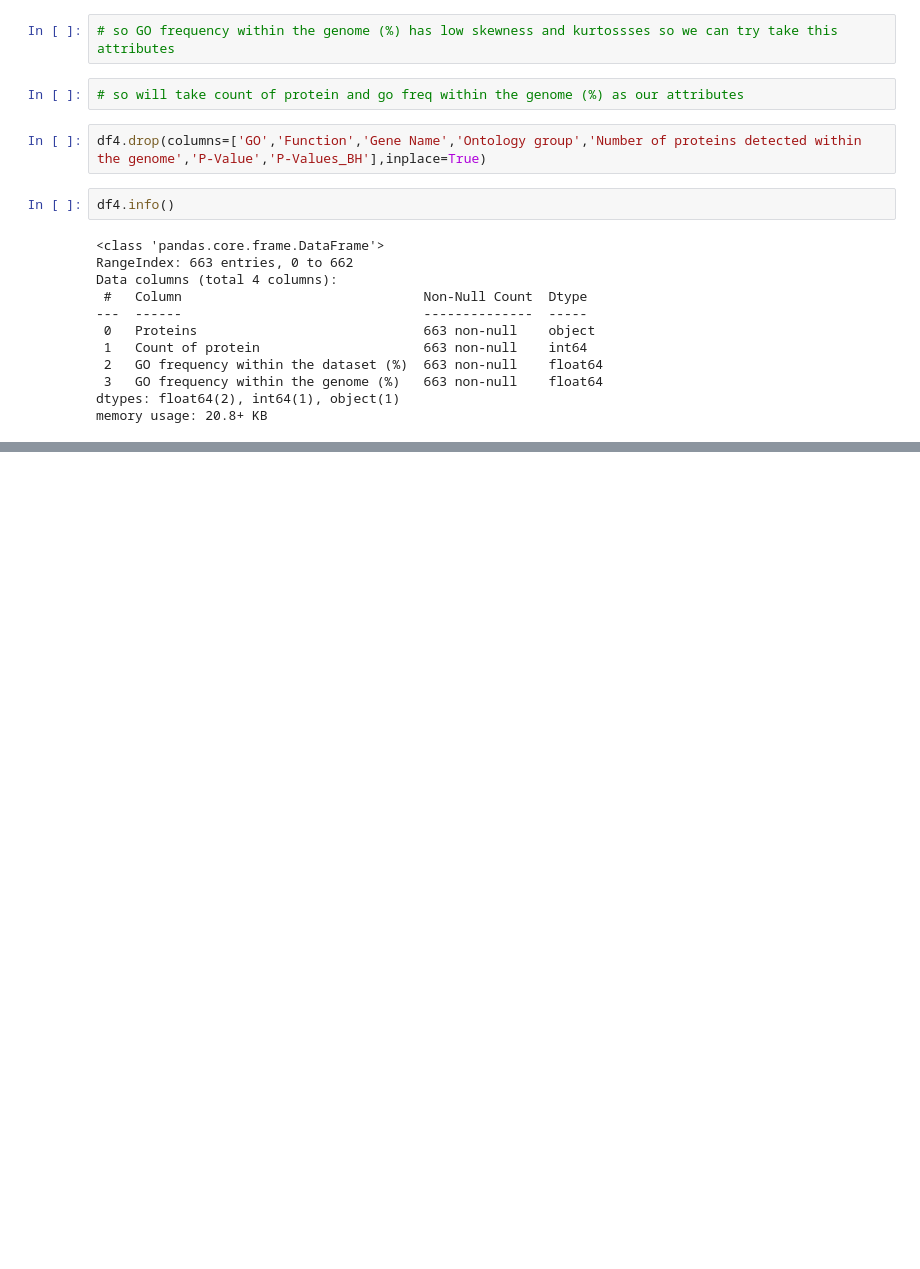
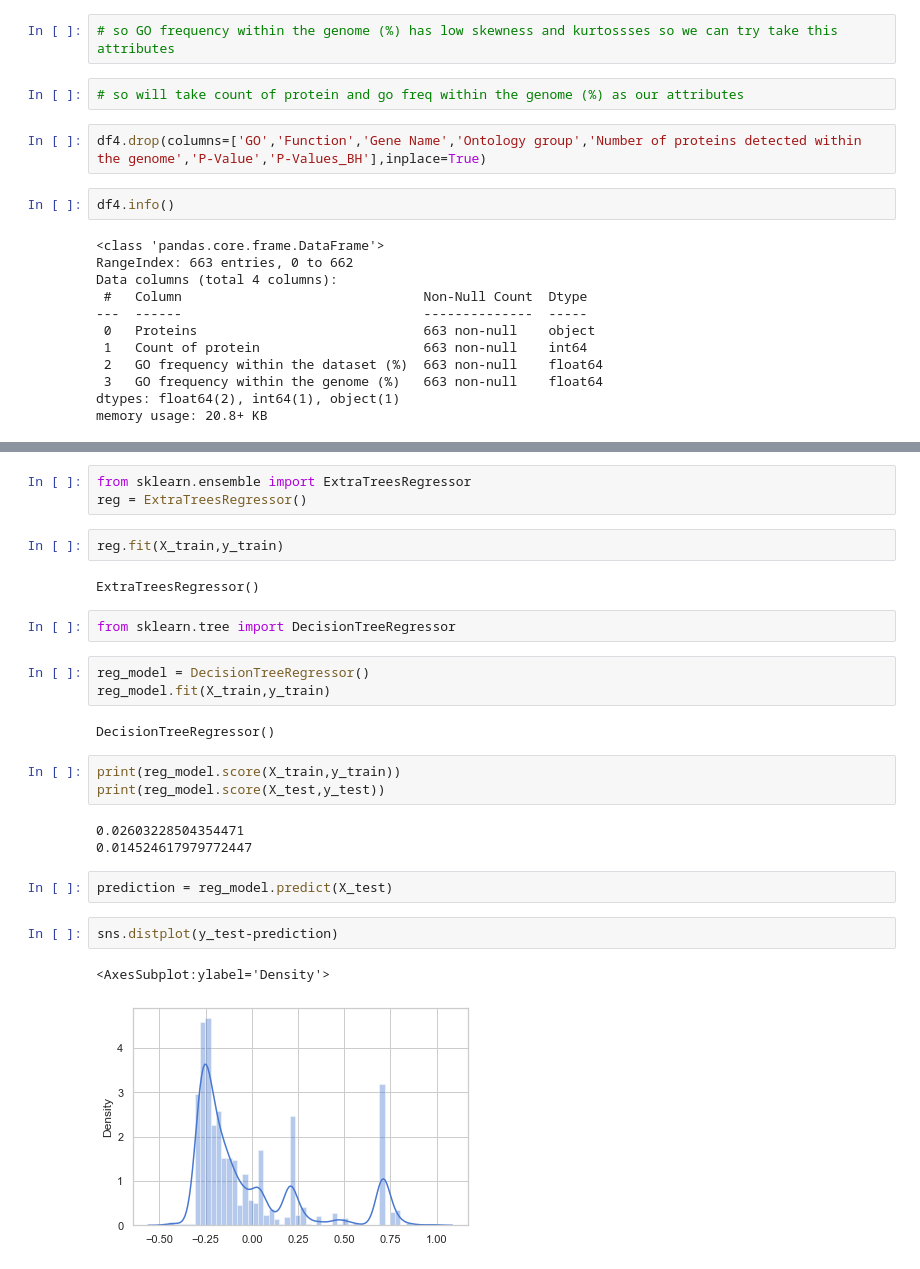
Before and after one commit to Aditya04-code/Regression-model-analysis-on-cattle-, a Jupyter notebook: 4.ipynb, the cells around one changed output, grey strips where cells are left out. Drawn from its saved outputs; the diff is of its cells as text; blank space fills up the shorter version.

```diff
--- a/4.ipynb
+++ b/4.ipynb
@@ -231,0 +217,27 @@ memory usage: 20.8+ KB
+# %%
+from sklearn.ensemble import ExtraTreesRegressor
+reg = ExtraTreesRegressor()
+# %%
+reg.fit(X_train,y_train)
+# %% [output]
+ExtraTreesRegressor()
+# %%
+from sklearn.tree import DecisionTreeRegressor
+# %%
+reg_model = DecisionTreeRegressor()
+reg_model.fit(X_train,y_train)
+# %% [output]
+DecisionTreeRegressor()
+# %%
+print(reg_model.score(X_train,y_train))
+print(reg_model.score(X_test,y_test))
+# %% [output]
+0.02603228504354471
+0.014524617979772447
+# %%
+prediction = reg_model.predict(X_test)
+# %%
+sns.distplot(y_test-prediction)
+# %% [output]
+<AxesSubplot:ylabel='Density'>
+[figure, added]
```
Also changed, not shown: parts of 17 cells of this notebook, 5 other files.
